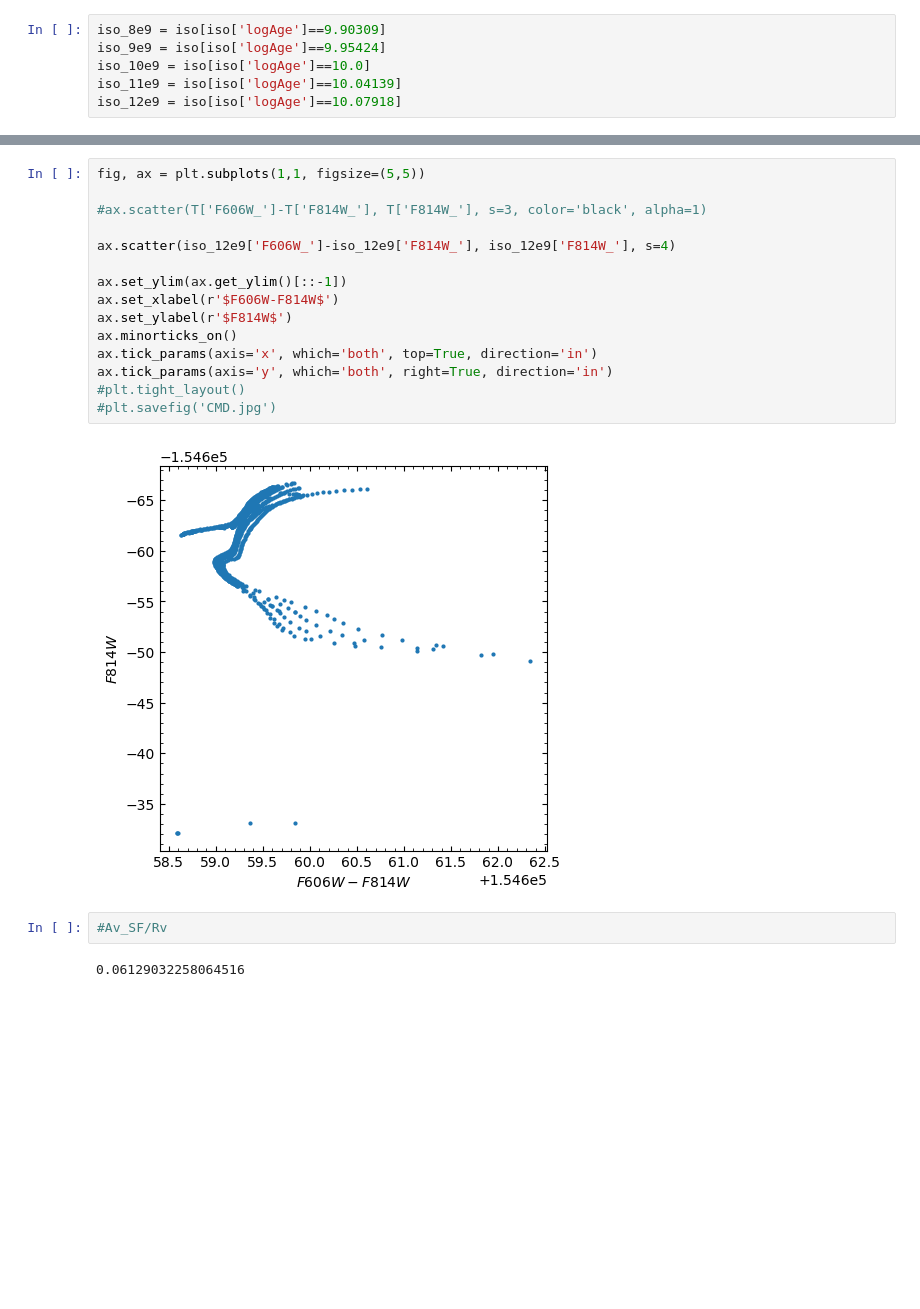
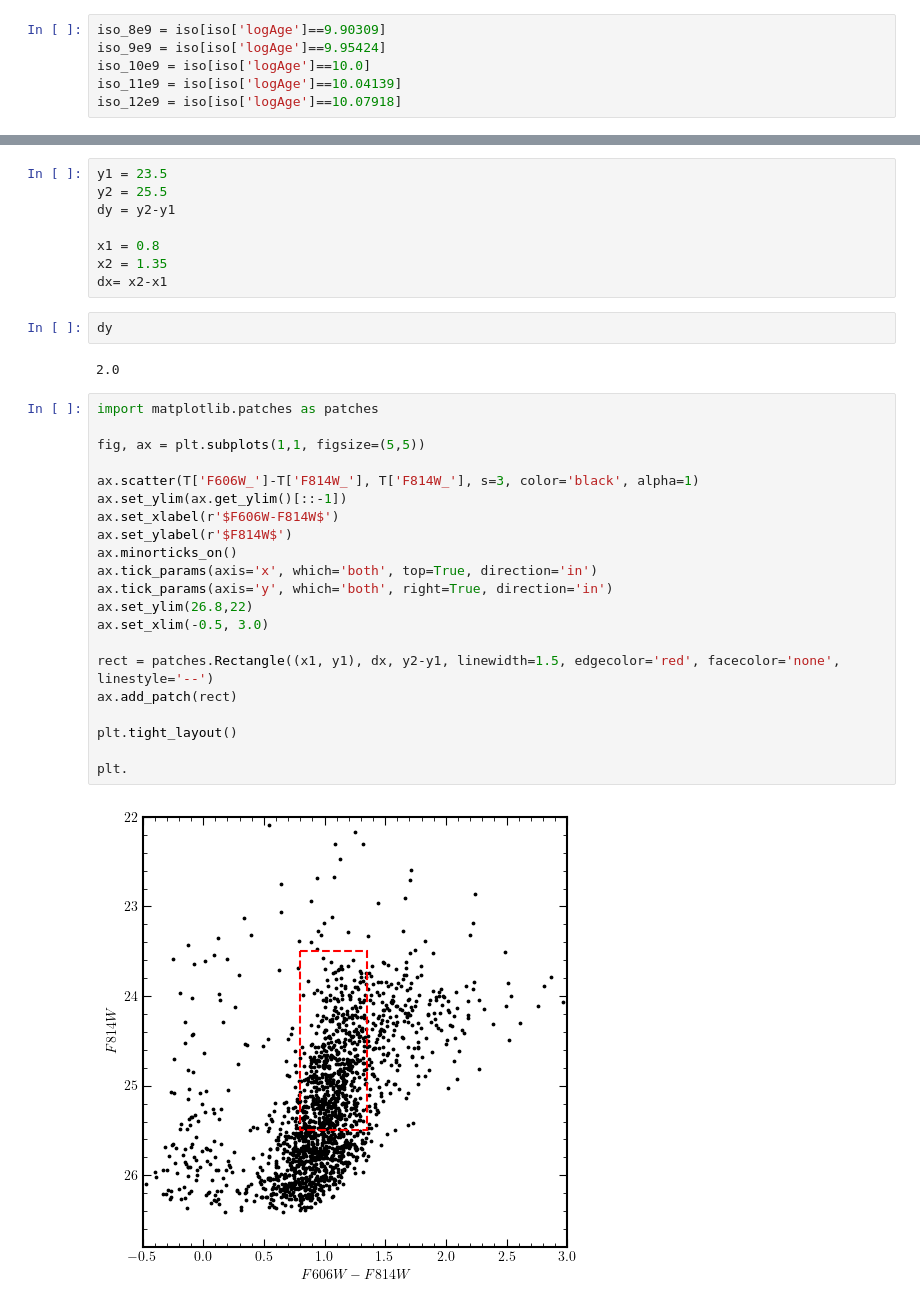
Before and after one commit to pmarchantc/Topicos-astr2024, a Jupyter notebook: M2/practico_M2.ipynb, the cells around one changed output, grey strips where cells are left out. Saved outputs shown, nothing was run; the diff lists cells and outputs as text; blank space fills up the shorter version.

```diff
--- a/M2/practico_M2.ipynb
+++ b/M2/practico_M2.ipynb
@@ -390,21 +372,35 @@ ax.tick_params(axis='y', which='both', right=True, direction='in')
-# %%
-fig, ax = plt.subplots(1,1, figsize=(5,5))
-
-#ax.scatter(T['F606W_']-T['F814W_'], T['F814W_'], s=3, color='black', alpha=1)
-
-ax.scatter(iso_12e9['F606W_']-iso_12e9['F814W_'], iso_12e9['F814W_'], s=4)
-
-ax.set_ylim(ax.get_ylim()[::-1])
-ax.set_xlabel(r'$F606W-F814W$')
-ax.set_ylabel(r'$F814W$')
-ax.minorticks_on()
-ax.tick_params(axis='x', which='both', top=True, direction='in')
-ax.tick_params(axis='y', which='both', right=True, direction='in')
-#plt.tight_layout()
-#plt.savefig('CMD.jpg')
-# %% [output]
-[figure, removed]
+# %%
+y1 = 23.5
+y2 = 25.5
+dy = y2-y1
+
+x1 = 0.8
+x2 = 1.35
+dx= x2-x1
+# %%
+dy
+# %% [output]
+2.0
 # %%
-#Av_SF/Rv
+import matplotlib.patches as patches
+
+fig, ax = plt.subplots(1,1, figsize=(5,5))
+
+ax.scatter(T['F606W_']-T['F814W_'], T['F814W_'], s=3, color='black', alpha=1)
+ax.set_ylim(ax.get_ylim()[::-1])
+ax.set_xlabel(r'$F606W-F814W$')
+ax.set_ylabel(r'$F814W$')
+ax.minorticks_on()
+ax.tick_params(axis='x', which='both', top=True, direction='in')
+ax.tick_params(axis='y', which='both', right=True, direction='in')
+ax.set_ylim(26.8,22)
+ax.set_xlim(-0.5, 3.0)
+
+rect = patches.Rectangle((x1, y1), dx, y2-y1, linewidth=1.5, edgecolor='red', facecolor='none', linestyle='--')
+ax.add_patch(rect)
+
+plt.tight_layout()
+
+plt.
 # %% [output]
-0.06129032258064516
+[figure, added]
```
Also changed, not shown: parts of 17 cells of this notebook, 4 other files.
